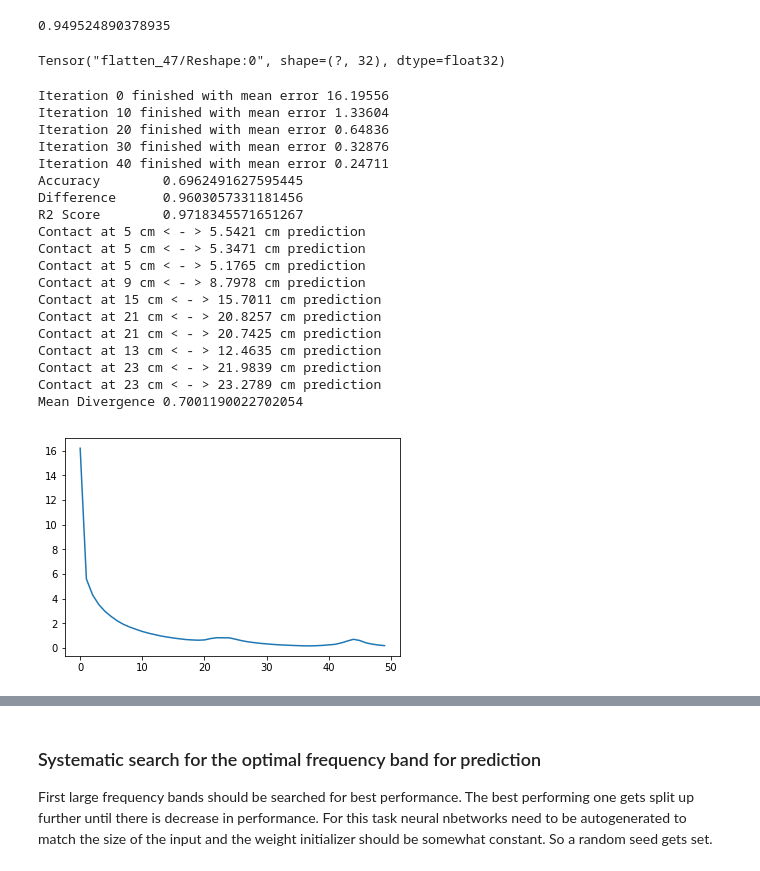
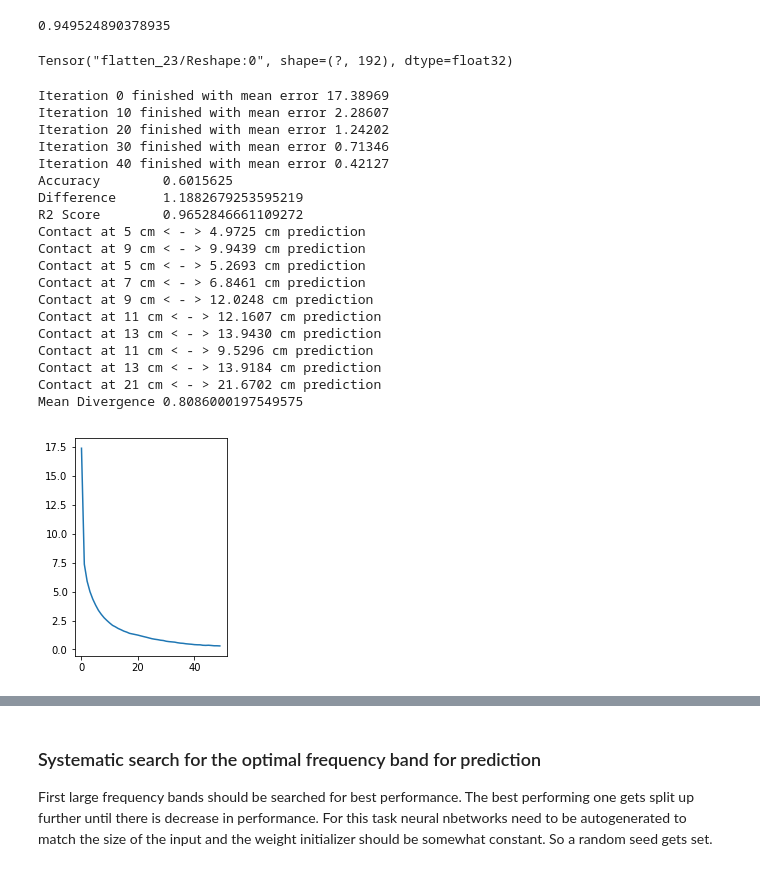
Before and after one commit to LucaHermes/PiezoAntenna, a Jupyter notebook: Piezo Antenna.ipynb, the cells around one changed output, grey strips where cells are left out. Drawn from its saved outputs; the diff is of its cells as text; code cells hidden in the pictures.

```diff
--- a/Piezo Antenna.ipynb
+++ b/Piezo Antenna.ipynb
@@ -509,32 +509,22 @@ y = tf.placeholder(tf.float32, shape=[None, 1])
 
 def conv(in_data, kernel, stride=1):
     convolution = tf.nn.conv1d(in_data, kernel, stride=stride, padding='SAME')
-    return convolution
+    pool = tf.layers.max_pooling1d(convolution, 3, 2)
+    return pool
 
 # build net
 weights = { 'W1' : tf.Variable(tf.random_normal([3, 1, 32])),
             'W2' : tf.Variable(tf.random_normal([5, 32, 64])),
-            'W3' : tf.Variable(tf.random_normal([6, 64, 32])),}
+            'W3' : tf.Variable(tf.random_normal([4, 64, 64])),}
 
 conv1 = conv(x, weights['W1'], 2)
 conv2 = conv(conv1, weights['W2'], 4)
-conv3 = conv(conv2, weights['W3'], 5)
+conv3 = conv(conv2, weights['W3'], 2)
 fc1   = tf.layers.flatten(conv3)
 print(fc1)
 # do    = tf.nn.dropout(fc1, 0.8)
 fc2   = fully_connected(fc1, 128, activation=tf.nn.relu)
-fc3   = fully_connected(fc2, 32, activation=tf.nn.relu)
-'''
-d0    = fully_connected(x, 556, activation=tf.nn.relu)
-d1    = fully_connected(d0, 512, activation=tf.nn.relu)
-d2    = fully_connected(d1, 400, activation=tf.nn.relu)
-d22    = fully_connected(d2, 256, activation=tf.nn.relu)
-d3    = fully_connected(d22, 128, activation=tf.nn.relu)
-d44    = fully_connected(d3, 128, activation=tf.nn.relu)
-d4    = fully_connected(d44, 64, activation=tf.nn.relu)
-d5    = fully_connected(d4, 64, activation=tf.nn.relu)
-d6    = fully_connected(d5, 32, activation=tf.nn.relu)
-d7    = fully_connected(d6, 16, activation=tf.nn.relu)'''
+fc3   = fully_connected(fc2, 128, activation=tf.nn.relu)
 
 # output a percentage along the antenna
 sample = fully_connected(fc3, 1, activation=tf.nn.relu)
@@ -542,10 +532,10 @@ sample = fully_connected(fc3, 1, activation=tf.nn.relu)
 loss = tf.losses.mean_squared_error(sample, y)
 train = tf.train.AdamOptimizer(learning_rate=0.0001).minimize(loss)
 # %% [output]
-Tensor("flatten_47/Reshape:0", shape=(?, 32), dtype=float32)
+Tensor("flatten_23/Reshape:0", shape=(?, 192), dtype=float32)
 # %%
-num_epochs = 50
-batch_size = 10
+### num_epochs = 50
+batch_size = 5
 
 tf.set_random_seed(42)
 
@@ -572,51 +562,51 @@ with tf.Session() as sess:
             print('Iteration {} finished with mean error {:.5f}'.format(i, np.mean(epoch_mse)))
 
         loss_summary.append(np.mean(epoch_mse))
 
     predictions = []
 
     X_test = np.reshape(X_test, [-1, len(X_test[0]), 1])
     y_test = np.reshape(y_test, [-1, 1])
     for i in range(len(X_test)):
         p = sess.run(sample, feed_dict={ x : [X_test[i]], y : [y_test[i]] })
         predictions.append(p)
 
     predictions = np.ravel(predictions)
     false_predictions = np.sum([ (p - t) > 0.2 for p, t in zip(predictions, y_test)  ])
 
     accuracy = float(len(predictions)) / float((len(predictions) + false_predictions))
 
     print('Accuracy\t{}'.format(accuracy))
 
     difference = np.mean(np.power(np.subtract(predictions, np.ravel(y_test)), 2))
     print('Difference\t{}'.format(difference))
 
     r2 = r2_score(np.ravel(y_test), predictions)
     print('R2 Score\t{}'.format(r2))
 
-
+plt.subplot(1, 2, 1)
 plt.plot(loss_summary)
 for i in range(10):
     print("Contact at {} cm < - > {:.4f} cm prediction".format(np.ravel(y_test)[i], predictions[i]))
 print("Mean Divergence\t{}".format(np.mean(np.abs(np.ravel(y_test) - predictions))))
 # %% [output]
-Iteration 0 finished with mean error 16.19556
-Iteration 10 finished with mean error 1.33604
-Iteration 20 finished with mean error 0.64836
-Iteration 30 finished with mean error 0.32876
-Iteration 40 finished with mean error 0.24711
-Accuracy        0.6962491627595445
-Difference      0.9603057331181456
-R2 Score        0.9718345571651267
-Contact at 5 cm < - > 5.5421 cm prediction
-Contact at 5 cm < - > 5.3471 cm prediction
-Contact at 5 cm < - > 5.1765 cm prediction
-Contact at 9 cm < - > 8.7978 cm prediction
-Contact at 15 cm < - > 15.7011 cm prediction
-Contact at 21 cm < - > 20.8257 cm prediction
-Contact at 21 cm < - > 20.7425 cm prediction
-Contact at 13 cm < - > 12.4635 cm prediction
-Contact at 23 cm < - > 21.9839 cm prediction
-Contact at 23 cm < - > 23.2789 cm prediction
-Mean Divergence 0.7001190022702054
+Iteration 0 finished with mean error 17.38969
+Iteration 10 finished with mean error 2.28607
+Iteration 20 finished with mean error 1.24202
+Iteration 30 finished with mean error 0.71346
+Iteration 40 finished with mean error 0.42127
+Accuracy        0.6015625
+Difference      1.1882679253595219
+R2 Score        0.9652846661109272
+Contact at 5 cm < - > 4.9725 cm prediction
+Contact at 9 cm < - > 9.9439 cm prediction
+Contact at 5 cm < - > 5.2693 cm prediction
+Contact at 7 cm < - > 6.8461 cm prediction
+Contact at 9 cm < - > 12.0248 cm prediction
+Contact at 11 cm < - > 12.1607 cm prediction
+Contact at 13 cm < - > 13.9430 cm prediction
+Contact at 11 cm < - > 9.5296 cm prediction
+Contact at 13 cm < - > 13.9184 cm prediction
+Contact at 21 cm < - > 21.6702 cm prediction
+Mean Divergence 0.8086000197549575
-[figure, old version]
+[figure, new version]
```
Also changed, not shown: parts of 2 cells of this notebook.
